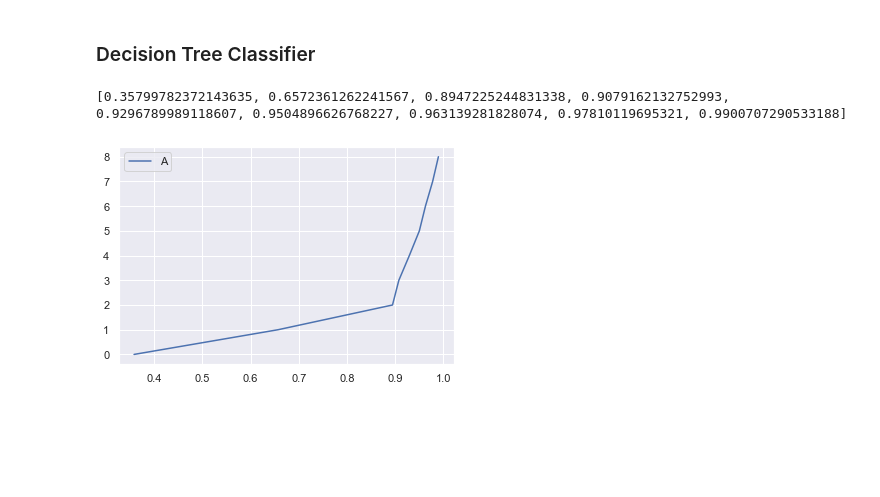
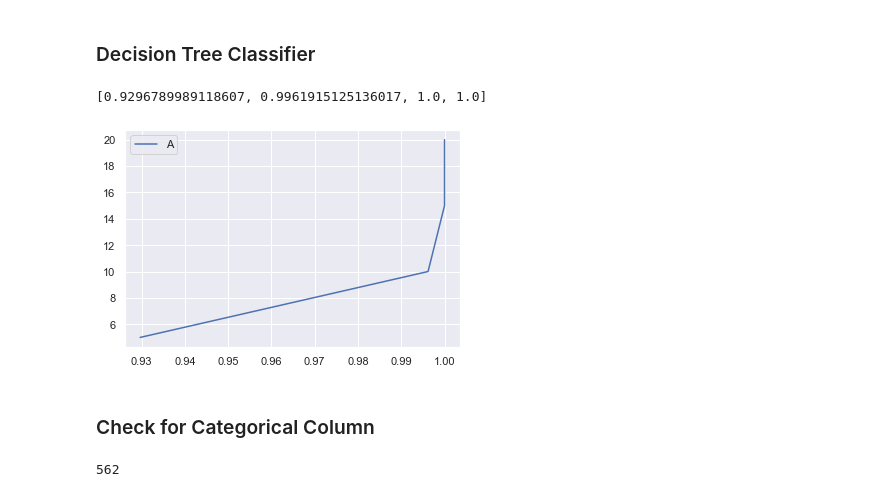
Before and after one commit to Arx1971/Human-Activity-Recognition-Classifier, a Jupyter notebook: human_activity_classifier.ipynb, the cells around one changed output. Cells and saved outputs as stored; diff of their text form; code cells hidden in the pictures; blank space fills up the shorter version.

Commit message:
Decision Tree Parameter Adjusted

```diff
--- a/human_activity_classifier.ipynb
+++ b/human_activity_classifier.ipynb
@@ -164,25 +166,32 @@ def finding_best_depth_for_Decision_tree_classifier(criterion_name, X_train, X_t
 
     accuracy_scores = []
 
-    for i in range(1, number_of_depth):
-        model = DecisionTreeClassifier(max_depth=i, criterion=criterion_name, max_leaf_nodes=None)
+    for depth in number_of_depth:
+        model = DecisionTreeClassifier(max_depth=depth, criterion=criterion_name, max_leaf_nodes=None)
         model.fit(X_train, y_train)
         pred = model.predict(X_test)
         accuracy_scores.append(accuracy_score(y_test, pred))
 
     return accuracy_scores
 # %%
-accuracy_scores_list_1 = finding_best_depth_for_Decision_tree_classifier('entropy', X_train, X_test, y_train, y_test, 10)
+tree_depth = [5,6,7,8,9,10,15]
+accuracy_scores_list_1 = finding_best_depth_for_Decision_tree_classifier('entropy', X_train, X_test, y_train, y_test, tree_depth)
 # %%
 print(accuracy_scores_list_1)
 # %% [output]
-[0.35799782372143635, 0.6572361262241567, 0.8947225244831338, 0.9079162132752993, 0.9296789989118607, 0.9504896626768227, 0.963139281828074, 0.97810119695321, 0.9900707290533188]
+[0.9296789989118607, 0.9961915125136017, 1.0, 1.0]
 # %%
 x = accuracy_scores_list_1
-y = [i for i in range(len(x))]
+y = [depth for depth in tree_depth]
 # %%
 sns.set()
 plt.plot(x, y)
-plt.legend('ABCDEF', ncol=2, loc='upper left');
+plt.legend('A', ncol=1, loc='upper left');
 # %% [output]
-[figure, old version]
+[figure, new version]
+# %% [markdown]
+### Check for Categorical Column
+# %%
+print(X_train._get_numeric_data().columns.size)
+# %% [output]
+562
```
Also changed, not shown: parts of 1 cell of this notebook, 29 other files.
